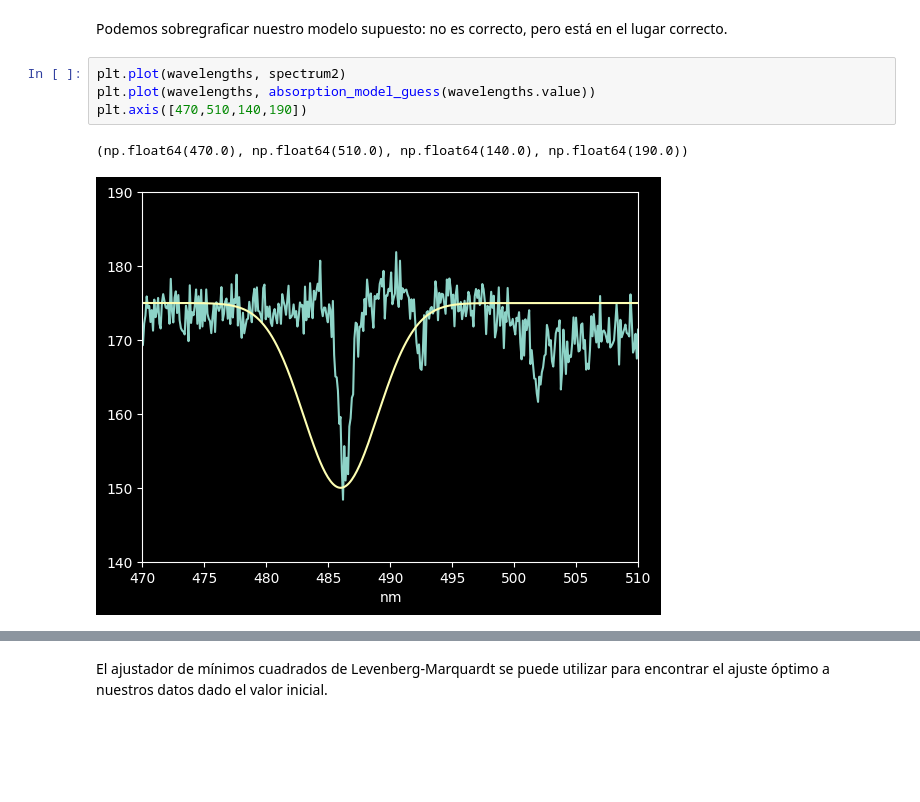
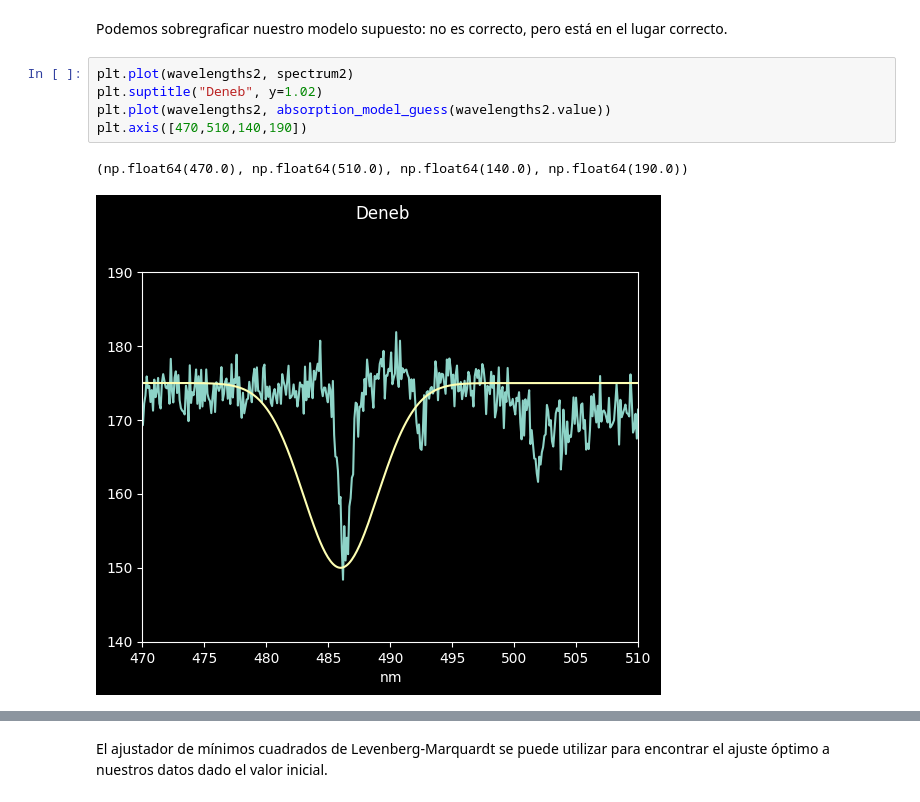
Before and after one commit to Almarm-r/Astronomia-Observacional, a Jupyter notebook: Tutorial_3_Astropy/3-Trace_Extract_Wavelength-CalibrateSpectrum.ipynb, the cells around one changed output, grey strips where cells are left out. Cells and saved outputs as stored; diff of their text form; blank space fills up the shorter version.

```diff
--- a/Tutorial_3_Astropy/3-Trace_Extract_Wavelength-CalibrateSpectrum.ipynb
+++ b/Tutorial_3_Astropy/3-Trace_Extract_Wavelength-CalibrateSpectrum.ipynb
@@ -179,9 +182,10 @@ absorption_model_guess = Linear1D(slope=0, intercept=175) + Gaussian1D(amplitude
 # %% [markdown]
 Podemos sobregraficar nuestro modelo supuesto: no es correcto, pero está en el lugar correcto.
 # %%
-plt.plot(wavelengths, spectrum2)
-plt.plot(wavelengths, absorption_model_guess(wavelengths.value))
+plt.plot(wavelengths2, spectrum2)
+plt.suptitle("Deneb", y=1.02)
+plt.plot(wavelengths2, absorption_model_guess(wavelengths2.value))
 plt.axis([470,510,140,190])
 # %% [output]
 (np.float64(470.0), np.float64(510.0), np.float64(140.0), np.float64(190.0))
-[figure, old version]
+[figure, new version]
```
Also changed, not shown: parts of 24 cells of this notebook, 1 other file.
